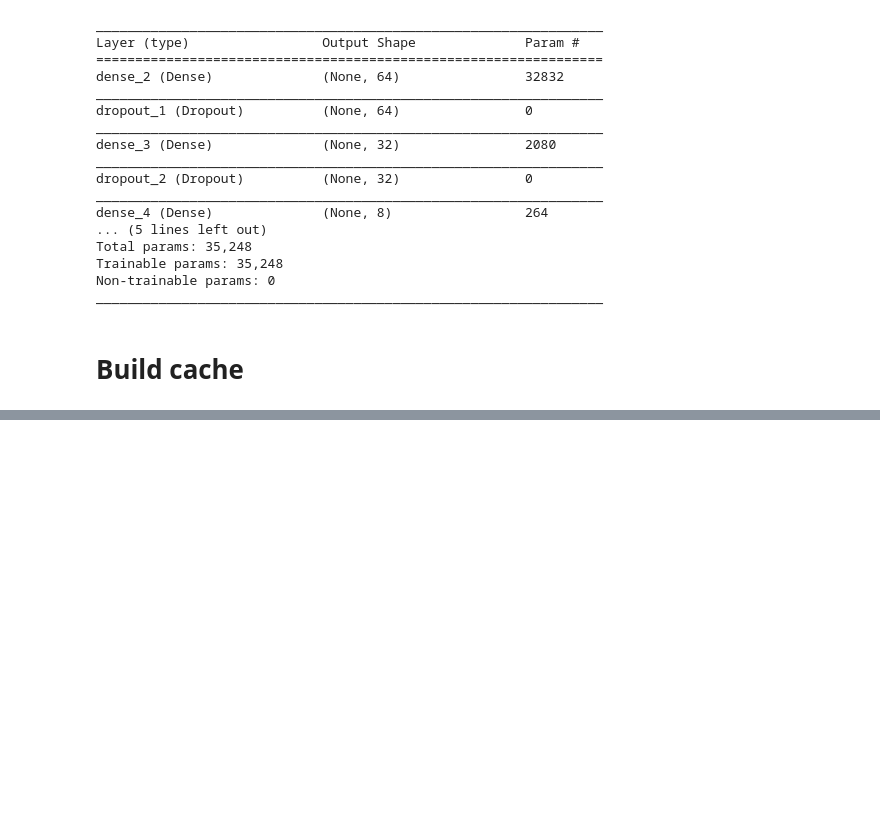
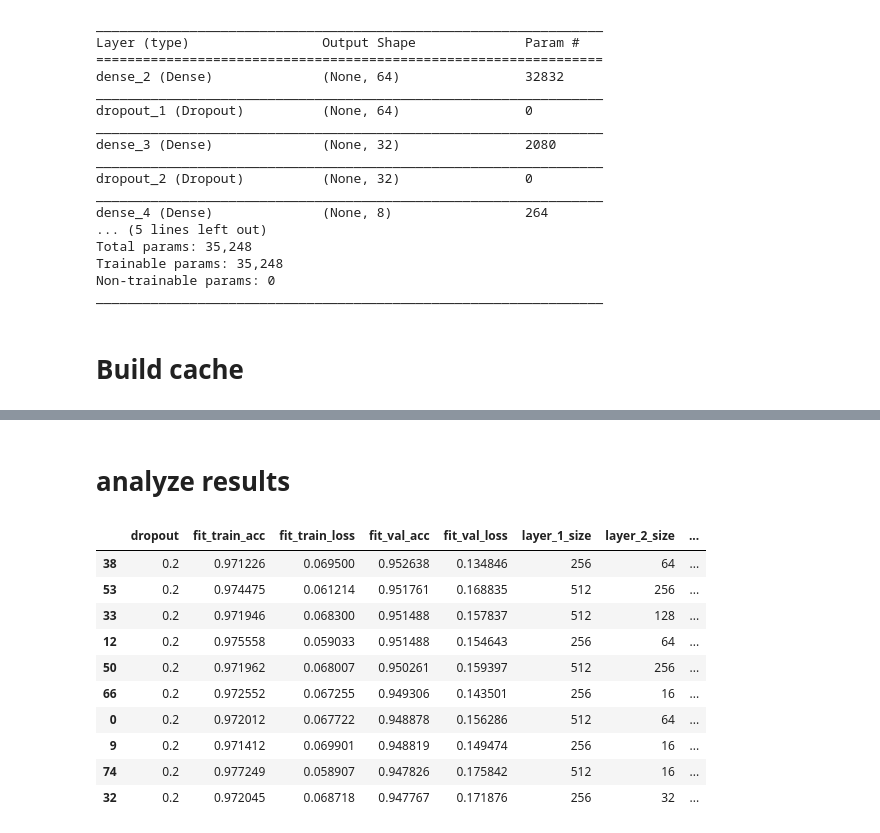
Before and after one commit to alxcnwy/Deep-Neural-Networks-for-Video-Classification, a Jupyter notebook: deepvideoclassification/data.ipynb, the cells around one changed output, grey strips where cells are left out. Cells and saved outputs as stored; diff of their text form; code cells hidden in the pictures; blank space fills up the shorter version.

```diff
--- a/deepvideoclassification/data.ipynb
+++ b/deepvideoclassification/data.ipynb
@@ -1152,6 +1109,13 @@ Non-trainable params: 0
 _________________________________________________________________
 # %% [markdown]
 # Build cache
+# %%
+pretrained_model_names = ['inception_resnet_v2',
+ 'inception_v3',
+ 'mobilenetv2_1.00_224',
+ 'resnet50',
+ 'vgg16',
+ 'xception']
 # %%
 if __name__ == "__main__":
 
@@ -1180,0 +1264,2 @@ if __name__ == "__main__":
+# %%
+pretrained_model_names = ['vgg16']
@@ -1180,0 +1570,18 @@ if __name__ == "__main__":
+# %%
+data = Data(sequence_length = 1,
+            return_CNN_features = True,
+            pretrained_model_name=pretrained_model_name,
+            pooling = pooling)
+
+architecture = Architecture(architecture="image_MLP_frozen",
+                            sequence_length = 1,
+                            num_classes = data.num_classes,
+                            frame_size = data.frame_size,
+                            pretrained_model_name=pretrained_model_name,
+                            pooling='max',
+                            layer_1_size=64,
+                            layer_2_size=32,
+                            layer_3_size=16,
+                            dropout=dropout)
+
+fit_history = train(architecture.model, data, path_model = path_model, learning_rate = 0.001, epochs = 40)
@@ -1180,0 +1623,30 @@ if __name__ == "__main__":
+# %% [markdown]
+# analyze results
+# %%
+path_models = pwd + 'models/'
+
+results = []
+
+for folder, subs, files in os.walk(path_models):
+    for filename in files:
+        if 'results.json' in filename:
+            with open(os.path.abspath(os.path.join(folder, filename))) as f:
+                data = json.load(f)
+            results.append(data)
+
+results = pd.DataFrame(results)
+results.sort_values("fit_val_acc", inplace=True, ascending=False)
+# %%
+results.head(10)
+# %% [output]
+|  | dropout | fit_train_acc | fit_train_loss | fit_val_acc | fit_val_loss | layer_1_size | layer_2_size | ... |
+| 38 | 0.2 | 0.971226 | 0.069500 | 0.952638 | 0.134846 | 256 | 64 | ... |
+| 53 | 0.2 | 0.974475 | 0.061214 | 0.951761 | 0.168835 | 512 | 256 | ... |
+| 33 | 0.2 | 0.971946 | 0.068300 | 0.951488 | 0.157837 | 512 | 128 | ... |
+| 12 | 0.2 | 0.975558 | 0.059033 | 0.951488 | 0.154643 | 256 | 64 | ... |
+| 50 | 0.2 | 0.971962 | 0.068007 | 0.950261 | 0.159397 | 512 | 256 | ... |
+| 66 | 0.2 | 0.972552 | 0.067255 | 0.949306 | 0.143501 | 256 | 16 | ... |
+| 0 | 0.2 | 0.972012 | 0.067722 | 0.948878 | 0.156286 | 512 | 64 | ... |
+| 9 | 0.2 | 0.971412 | 0.069901 | 0.948819 | 0.149474 | 256 | 16 | ... |
+| 74 | 0.2 | 0.977249 | 0.058907 | 0.947826 | 0.175842 | 512 | 16 | ... |
+| 32 | 0.2 | 0.972045 | 0.068718 | 0.947767 | 0.171876 | 256 | 32 | ... |
```
Also changed, not shown: parts of 10 cells of this notebook, 3 other files.
